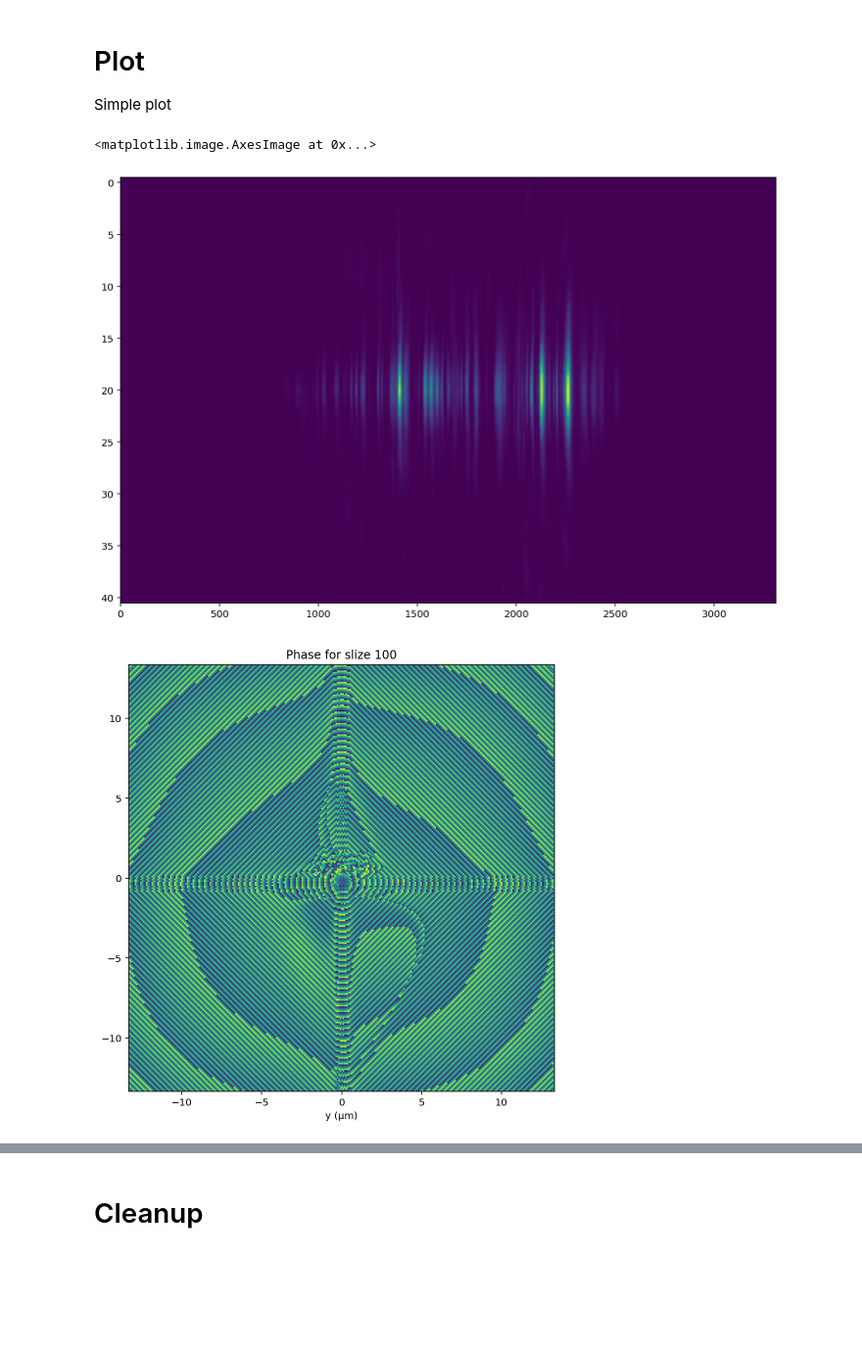
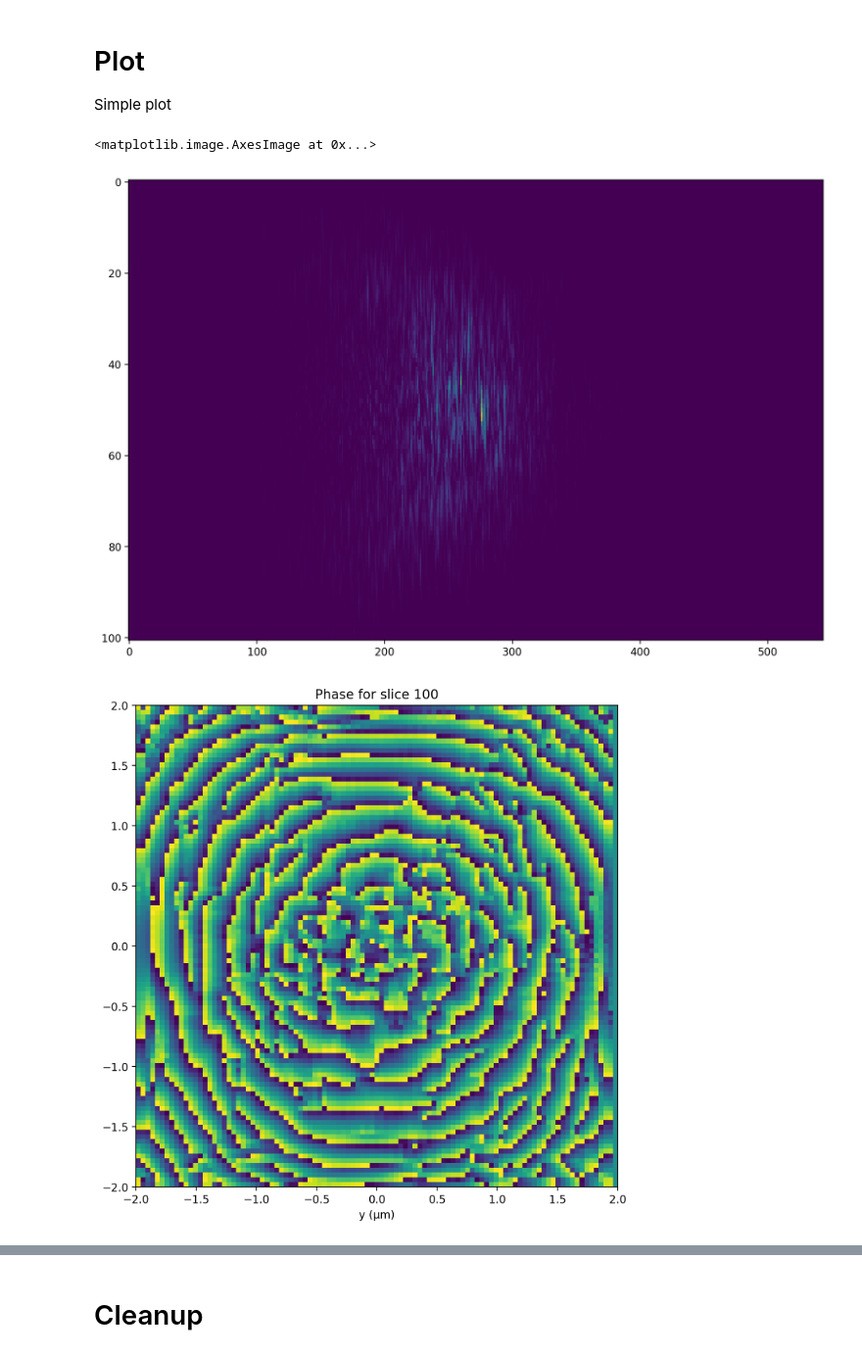
Before and after one commit to slaclab/lume-genesis, a Jupyter notebook: docs/examples/genesis4/genesis4_field.ipynb, the cells around one changed output, grey strips where cells are left out. Shown at 98% size. Drawn from its saved outputs; the diff is of its cells as text; code cells hidden in the pictures; blank space fills up the shorter version.

Commit message:
field notebook

```diff
--- a/docs/examples/genesis4/genesis4_field.ipynb
+++ b/docs/examples/genesis4/genesis4_field.ipynb
@@ -14,0 +11,7 @@ import numpy as np
+# %%
+%%time
+from genesis import Genesis4
+G = Genesis4('data/basic4/cu_hxr.in')
+G.input['main'].append({'type':'write', 'field':'end'})
+G.nproc = 8
+G.run()
@@ -16,0 +26,3 @@ import numpy as np
+# %%
+FILE = G.output['field_files'][0]
+FILE
@@ -17,6 +35,5 @@ import numpy as np
 # %%
-import h5py
-with h5py.File('../devel4/rad_field.fld.h5', 'r') as h5:
+with h5py.File(FILE, 'r') as h5:
     DFL, PARAM = readers.load_genesis4_fields(h5)
 # %%
 DFL.shape, DFL.dtype, PARAM
@@ -74,23 +94,23 @@ import numpy as np
 dat2 = np.abs(np.sum(DFL, axis=1))**2
 # %%
 # Plot the center
-plt.imshow(dat2[130:-130,:], aspect='auto')
+plt.imshow(dat2[::,:], aspect='auto')
 # %% [output]
 <matplotlib.image.AxesImage at 0x...>
-[figure, old version]
+[figure, new version]
 # %%
 def plot_slice(i=0):
 
     dat = np.angle(DFL[:,:,i])
 
     dx = PARAM['gridsize']*1e6
     plt.xlabel('x (µm)')
     plt.xlabel('y (µm)')
-    plt.title(f'Phase for slize {i}')
+    plt.title(f'Phase for slice {i}')
     plt.imshow(dat.T, origin='lower', extent=[-dx,dx,-dx,dx])
 plot_slice(i=100)
 # %% [output]
-[figure, old version]
+[figure, new version]
 # %%
 from ipywidgets import interact
 # %%
```
Also changed, not shown: parts of 12 cells of this notebook.
